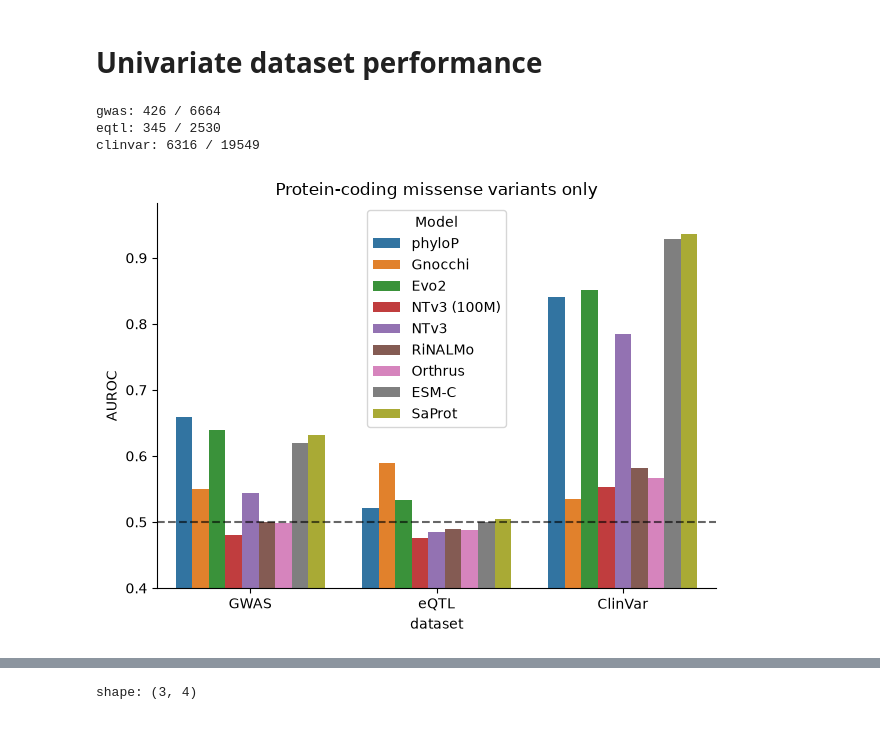
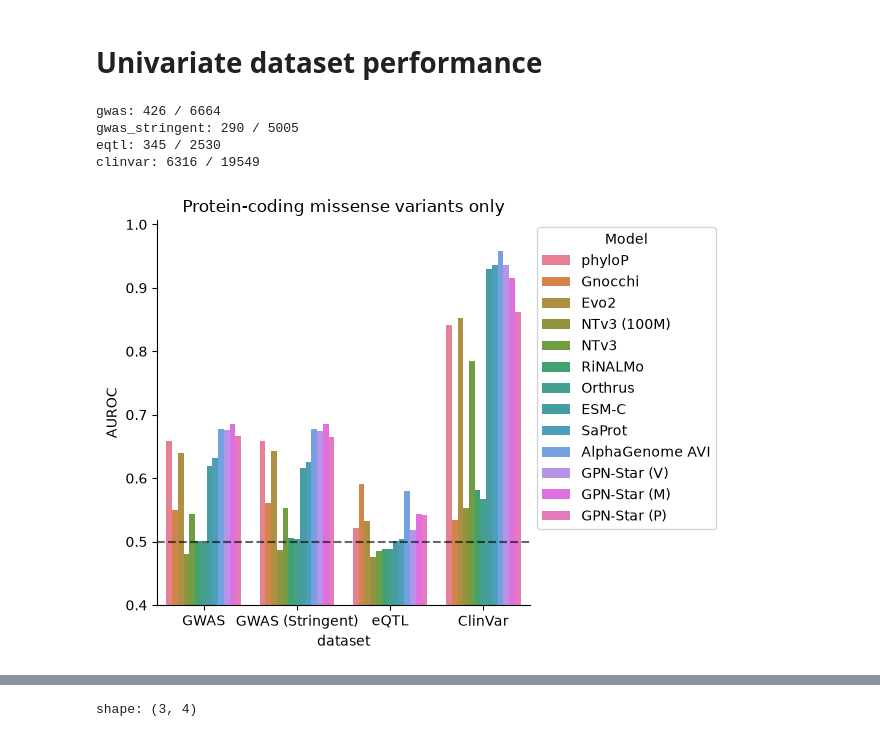
Before and after one commit to rcalef/vep_comparisons, a Jupyter notebook: notebooks/make_plots.ipynb, the cells around one changed output, grey strips where cells are left out. Cells and saved outputs as stored; diff of their text form; code cells hidden in the pictures.

```diff
--- a/notebooks/make_plots.ipynb
+++ b/notebooks/make_plots.ipynb
@@ -119,7 +135,7 @@ modality_colors = {
     "Protein": "#1c75bc",
 }
 # %%
-_ = pl.Config.set_tbl_rows(15)
+_ = pl.Config.set_tbl_rows(20)
 # %% [markdown]
 # Load all data
 
@@ -818,17 +781,0 @@ def corr_model_vs_annotations(
-# %%
-want_annots = {k: v for k, v in annot_names.items() if "roulette" not in k}
-
-all_corrs = []
-for score_name, pretty_name in model_names.items():
-    all_corrs.append(
-        corr_model_vs_annotations(
-            data=df,
-            model_col=score_name,
-            model_name=pretty_name,
-            clip=score_name == "evo_score",
-            annotations=want_annots,
-        )
-    )
-    plt.show()
-
-all_corrs = pl.concat(all_corrs)
@@ -905,7 +1067,7 @@ with sns.plotting_context("talk", font_scale=0.8):
 # %%
 flip = ["gnomadg_af_log"]
 results = []
-for model, model_name in score_to_model.items():
+for model, model_name in all_models.items():
     for annot, annot_name in annot_names.items():
         want_data = df.filter(
             pl.col(model).is_not_null(),
@@ -1179,7 +1345,7 @@ with sns.plotting_context("talk", font_scale=0.8):
 def raw_score_comparison_simple(
     data: pl.DataFrame,
     dataset_labels: dict[str, list[str]] = dataset_labels,
-    scores: list[str] = list(annot_names.keys()) + list(score_to_model.keys()),
+    scores: list[str] = list(annot_names.keys()) + list(all_models.keys()),
     title: str | None = None,
 ) -> pl.DataFrame:
 
@@ -1209,7 +1375,7 @@ def raw_score_comparison_simple(
 
     score_rename = {}
     score_rename.update(annot_names)
-    score_rename.update(score_to_model)
+    score_rename.update(all_models)
     metrics = pl.DataFrame(metrics).with_columns(
         score=pl.col("score").replace(score_rename),
         dataset=pl.col("dataset").replace(dataset_names),
@@ -1221,7 +1387,7 @@ def raw_score_comparison_simple(
         legend=True,
         data=metrics,
     )
-    plt.legend(title="Model")
+    plt.legend(title="Model", loc="upper left", bbox_to_anchor=(1, 1))
 
     ax.set_ylim(0.4)
     ax.axhline(y=0.5, linestyle="--", alpha=0.6, color="black")
@@ -1236,22 +1402,23 @@ def raw_score_comparison_simple(
 # %%
 want_scores = [
     x
-    for x in list(annot_names.keys()) + list(score_to_model.keys())
+    for x in list(annot_names.keys()) + list(all_models.keys())
     if x
     not in [
         "gnomadg_af_log",
     ]
 ]
 ms_scores = raw_score_comparison_simple(
     df,
     title="Protein-coding missense variants only",
     scores=want_scores,
 )
 # %% [output]
 gwas: 426 / 6664
+gwas_stringent: 290 / 5005
 eqtl: 345 / 2530
 clinvar: 6316 / 19549
-[figure, old version]
+[figure, new version]
 # %%
 _ = raw_score_comparison_simple(
     df,
```
Also changed, not shown: parts of 47 cells of this notebook.
